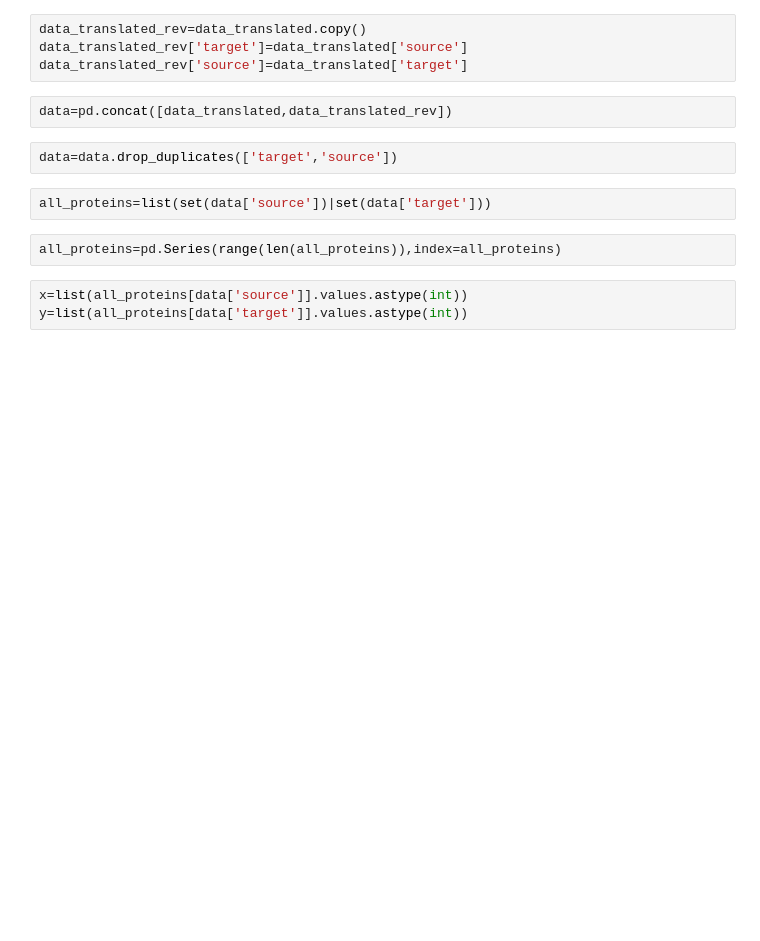
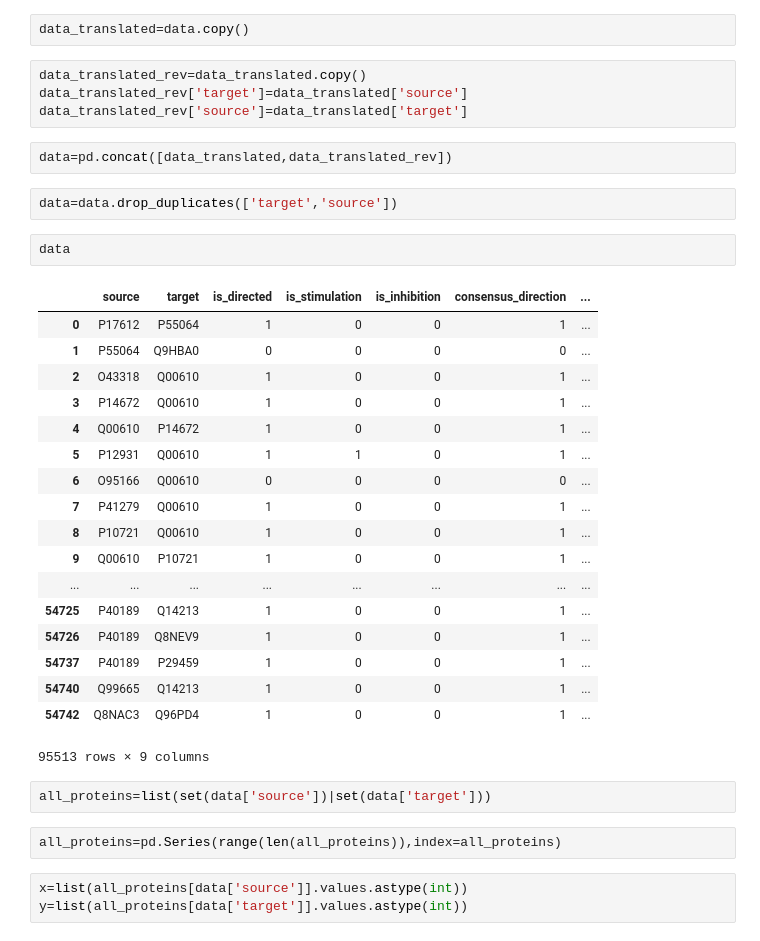
Before and after one commit to bence-szalai/why-pathway-methods-work, a Jupyter notebook: notebooks/tf_network_preprocess.ipynb, the cells around one changed output. Cells and saved outputs as stored; diff of their text form; blank space fills up the shorter version.

```diff
--- a/notebooks/tf_network_preprocess.ipynb
+++ b/notebooks/tf_network_preprocess.ipynb
@@ -71,6 +71,8 @@ data_translated.loc[indexes,'target']=data.loc[indexes,'target']
 data_translated.to_csv('../data/interactions_translated.csv',sep=',')
 # %%
 data_translated=pd.read_csv('../data/interactions_translated.csv',sep=',',header=0,index_col=0)
+# %%
+data_translated=data.copy()
 # %%
 data_translated_rev=data_translated.copy()
 data_translated_rev['target']=data_translated['source']
@@ -79,6 +81,27 @@ data_translated_rev['source']=data_translated['target']
 data=pd.concat([data_translated,data_translated_rev])
 # %%
 data=data.drop_duplicates(['target','source'])
+# %%
+data
+# %% [output]
+|  | source | target | is_directed | is_stimulation | is_inhibition | consensus_direction | ... |
+| 0 | P17612 | P55064 | 1 | 0 | 0 | 1 | ... |
+| 1 | P55064 | Q9HBA0 | 0 | 0 | 0 | 0 | ... |
+| 2 | O43318 | Q00610 | 1 | 0 | 0 | 1 | ... |
+| 3 | P14672 | Q00610 | 1 | 0 | 0 | 1 | ... |
+| 4 | Q00610 | P14672 | 1 | 0 | 0 | 1 | ... |
+| 5 | P12931 | Q00610 | 1 | 1 | 0 | 1 | ... |
+| 6 | O95166 | Q00610 | 0 | 0 | 0 | 0 | ... |
+| 7 | P41279 | Q00610 | 1 | 0 | 0 | 1 | ... |
+| 8 | P10721 | Q00610 | 1 | 0 | 0 | 1 | ... |
+| 9 | Q00610 | P10721 | 1 | 0 | 0 | 1 | ... |
+| ... | ... | ... | ... | ... | ... | ... | ... |
+| 54725 | P40189 | Q14213 | 1 | 0 | 0 | 1 | ... |
+| 54726 | P40189 | Q8NEV9 | 1 | 0 | 0 | 1 | ... |
+| 54737 | P40189 | P29459 | 1 | 0 | 0 | 1 | ... |
+| 54740 | Q99665 | Q14213 | 1 | 0 | 0 | 1 | ... |
+| 54742 | Q8NAC3 | Q96PD4 | 1 | 0 | 0 | 1 | ... |
+95513 rows × 9 columns
 # %%
 all_proteins=list(set(data['source'])|set(data['target']))
 # %%
```
Also changed, not shown: parts of 2 cells of this notebook, 2 other files.
